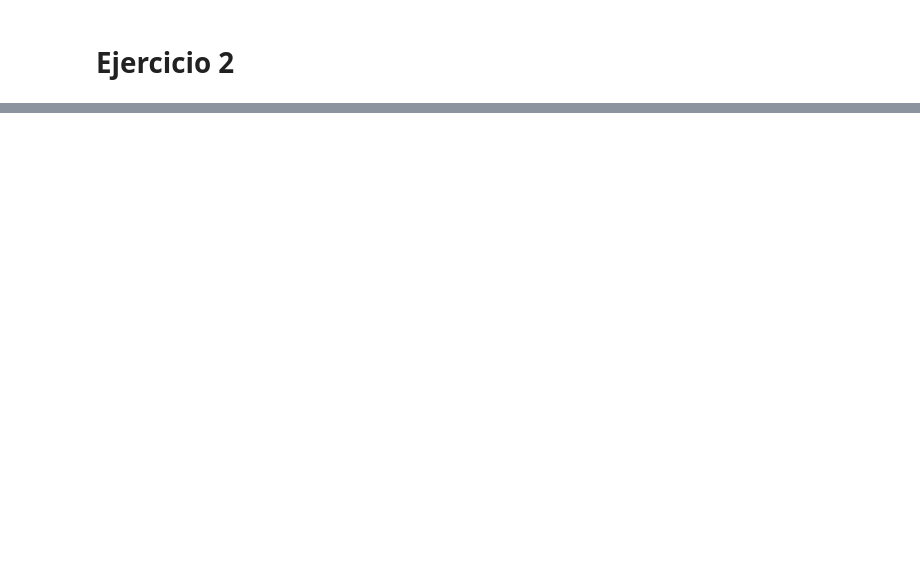
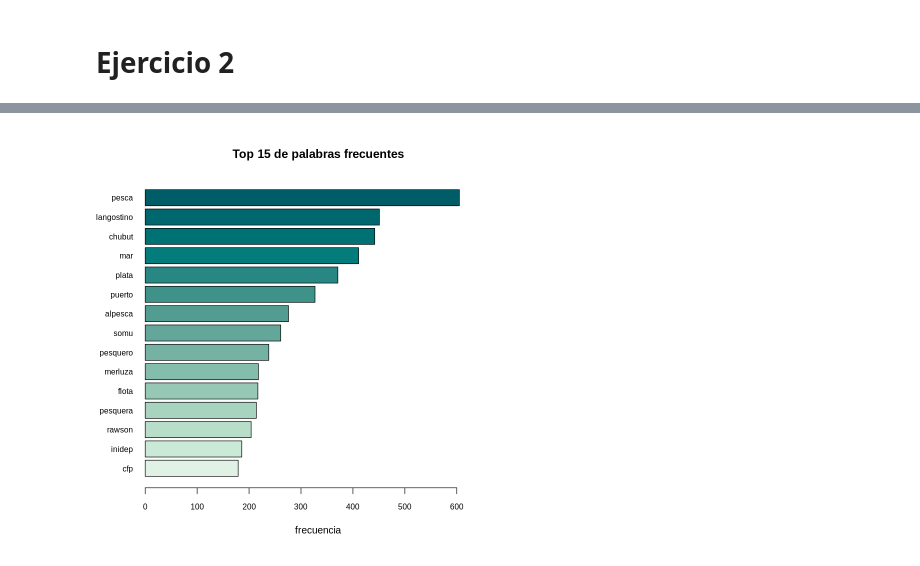
Before and after one commit to agusnieto77/taller_pict_2019, a Jupyter notebook: Colabs/ACEP_funciones_existentes_II.ipynb, the cells around one changed output, grey strips where cells are left out. Saved outputs shown, nothing was run; the diff lists cells and outputs as text; code cells hidden in the pictures; blank space fills up the shorter version.

```diff
--- a/Colabs/ACEP_funciones_existentes_II.ipynb
+++ b/Colabs/ACEP_funciones_existentes_II.ipynb
@@ -27,0 +58,3 @@ acep_men(texto, dic_conf)
+# %%
+rev_puerto <- acep_load_base(acep_bases$rp_mdp)
+print(rev_puerto)
@@ -27,0 +77,4 @@ acep_men(texto, dic_conf)
+# %%
+titulos <- rev_puerto$titulo
+titulos_limpios <- acep_clean(titulos)
+tokens_rp <- acep_token(titulos_limpios)
@@ -27,0 +164,4 @@ acep_men(texto, dic_conf)
+# %%
+acep_token_plot(tokens_rp$token, u = 15)
+# %% [output]
+[figure, added]
```
Also changed, not shown: parts of 11 cells of this notebook.
